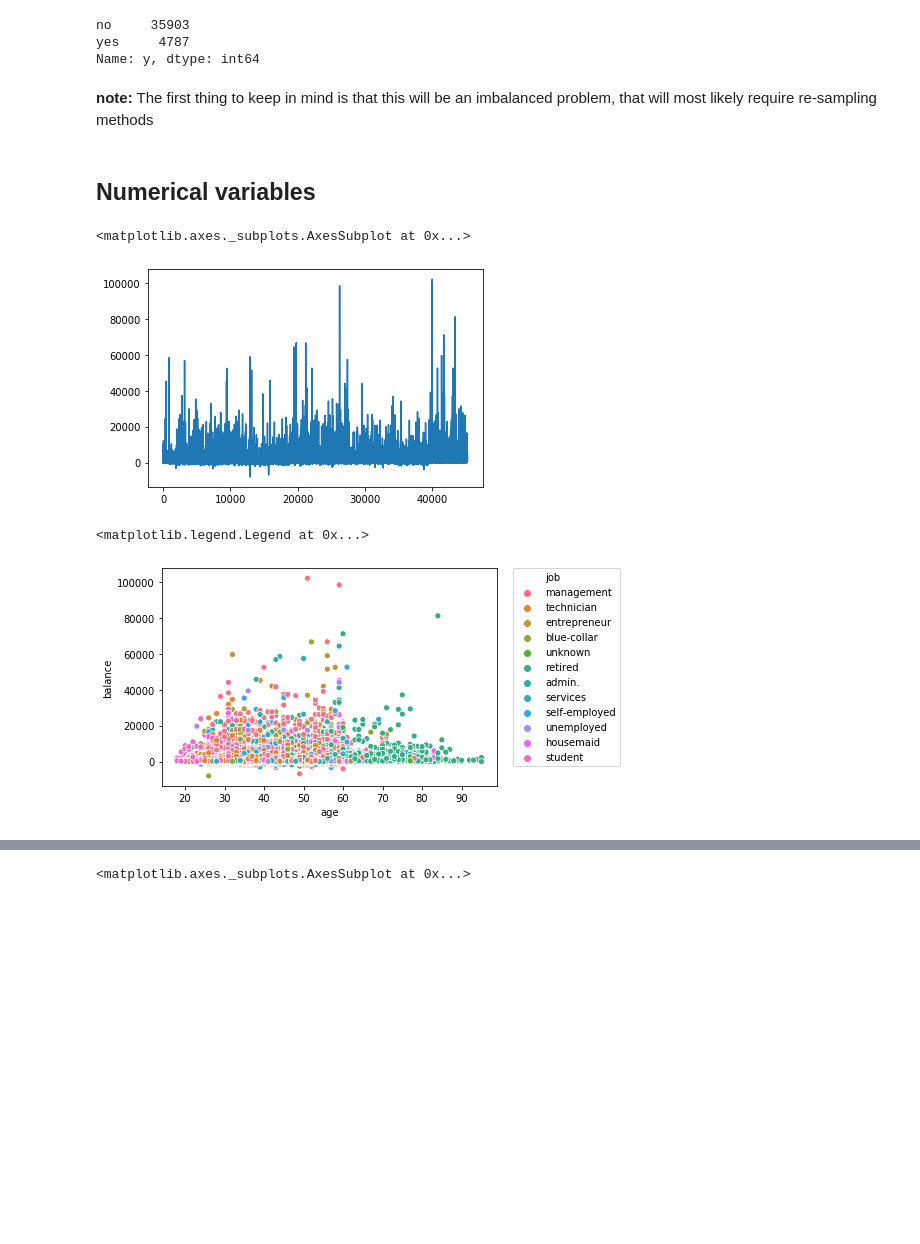
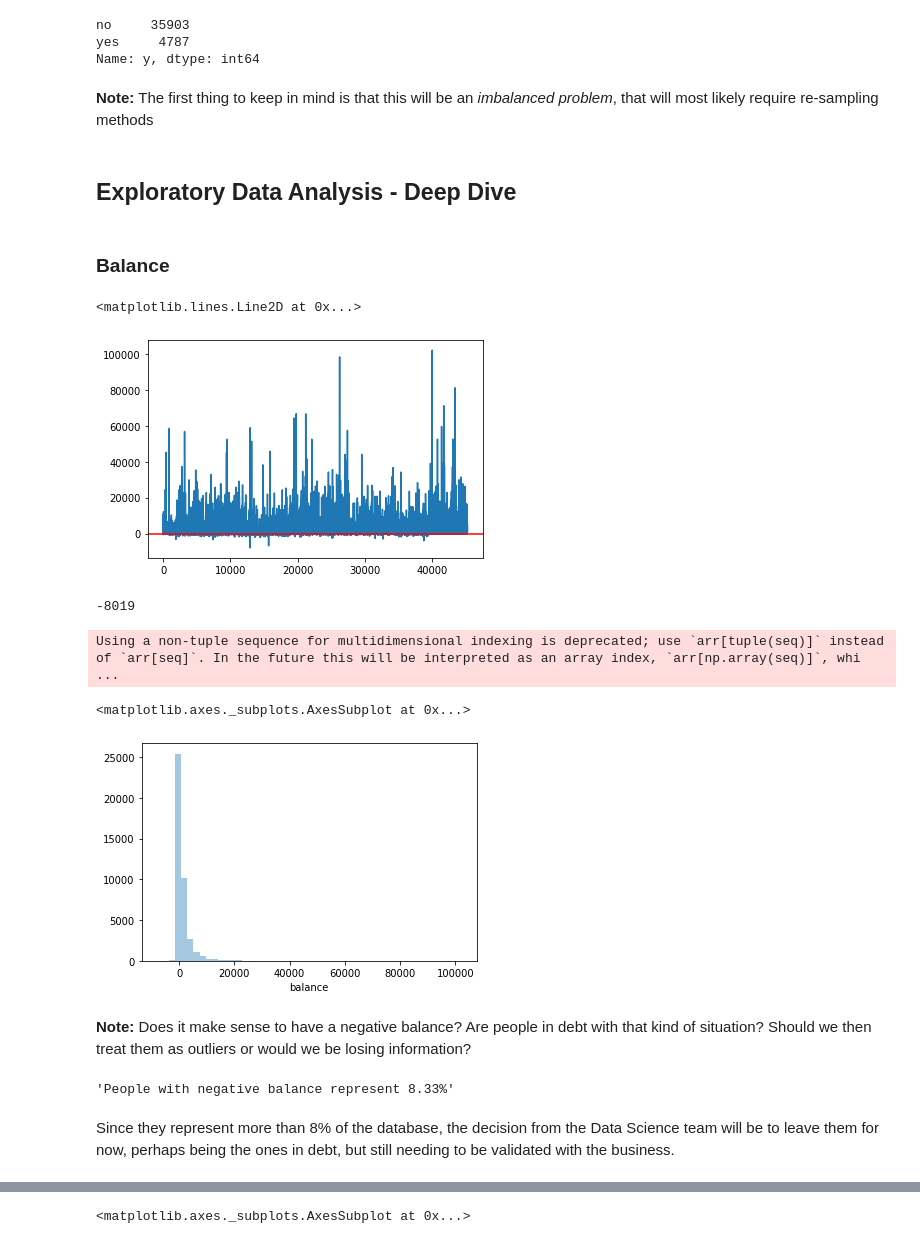
Before and after one commit to murilommen/data-insight-assessment, a Jupyter notebook: data_exploration.ipynb, the cells around one changed output, grey strips where cells are left out. Saved outputs shown, nothing was run; the diff lists cells and outputs as text; code cells hidden in the pictures; blank space fills up the shorter version.

Commit message:
final thoughts on EDA and added requirements

```diff
--- a/data_exploration.ipynb
+++ b/data_exploration.ipynb
@@ -55,17 +78,32 @@ no     35903
 yes     4787
 Name: y, dtype: int64
 # %% [markdown]
-**note:** The first thing to keep in mind is that this will be an imbalanced problem, that will most likely require re-sampling methods
+**Note:** The first thing to keep in mind is that this will be an *imbalanced problem*, that will most likely require re-sampling methods
-# %% [markdown]
-## Numerical variables
+# %% [markdown]
+## Exploratory Data Analysis - Deep Dive
+# %% [markdown]
+### Balance
+# %%
+df['balance'].plot()
+plt.axhline(color='r')
+# %% [output]
+<matplotlib.lines.Line2D at 0x...>
+[figure, added]
 # %%
-df['balance'].plot()
+df['balance'].min()
 # %% [output]
-<matplotlib.axes._subplots.AxesSubplot at 0x...>
+-8019
-[figure, removed]
-# %%
-sns.scatterplot(data=df, x='age', y='balance', hue='job')
-plt.legend(bbox_to_anchor=(1.05, 1), loc=2, borderaxespad=0.)
-# %% [output]
-<matplotlib.legend.Legend at 0x...>
-[figure, removed]
+# %%
+sns.distplot(df['balance'], kde=False)
+# %% [output]
+Using a non-tuple sequence for multidimensional indexing is deprecated; use `arr[tuple(seq)]` instead of `arr[seq]`. In the future this will be interpreted as an array index, `arr[np.array(seq)]`, whi ...
+<matplotlib.axes._subplots.AxesSubplot at 0x...>
+[figure, added]
+# %% [markdown]
+**Note:** Does it make sense to have a negative balance? Are people in debt with that kind of situation? Should we then treat them as outliers or would we be losing information?
+# %%
+'People with negative balance represent ' + str(np.round(((df['balance']<0).astype(int).sum() / len(df) * 100),2)) + '%'
+# %% [output]
+'People with negative balance represent 8.33%'
+# %% [markdown]
+Since they represent more than 8% of the database, the decision from the Data Science team will be to leave them for now, perhaps being the ones in debt, but still needing to be validated with the business.
```
Also changed, not shown: parts of 72 cells of this notebook, 1 other file.
